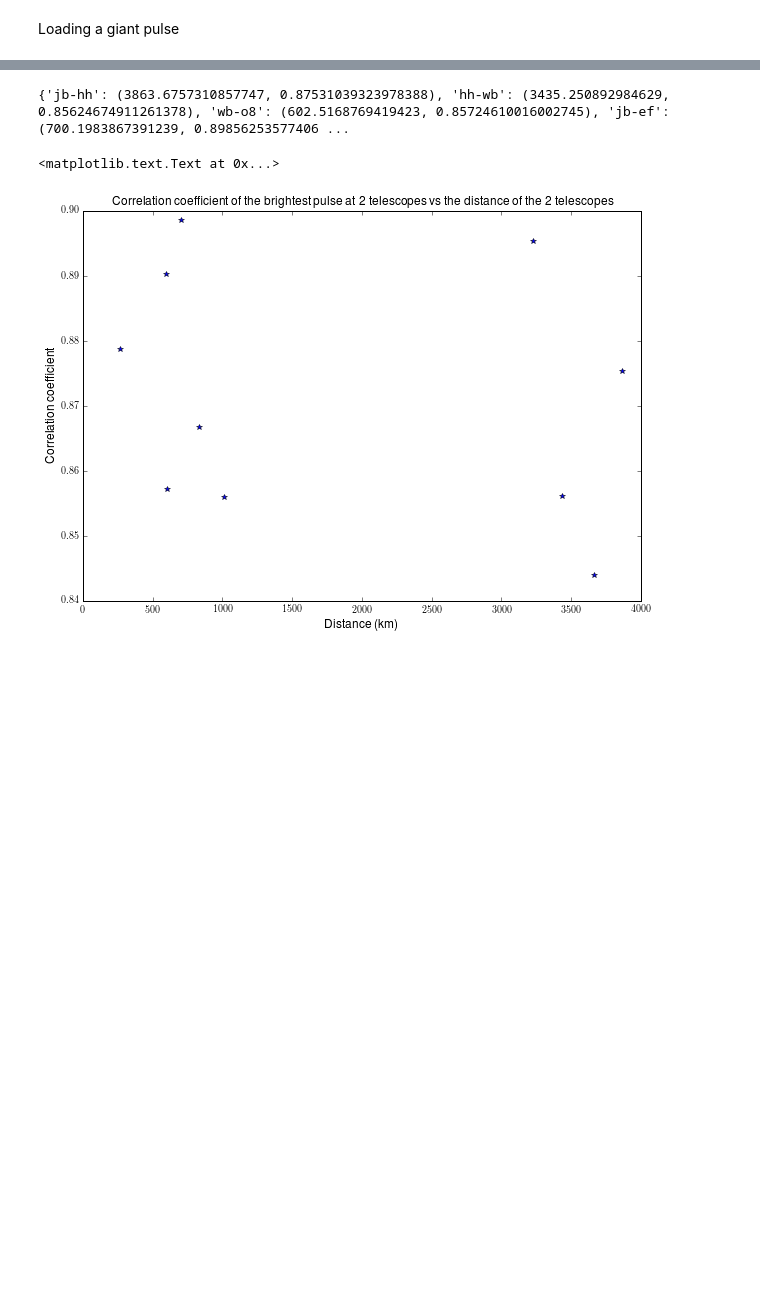
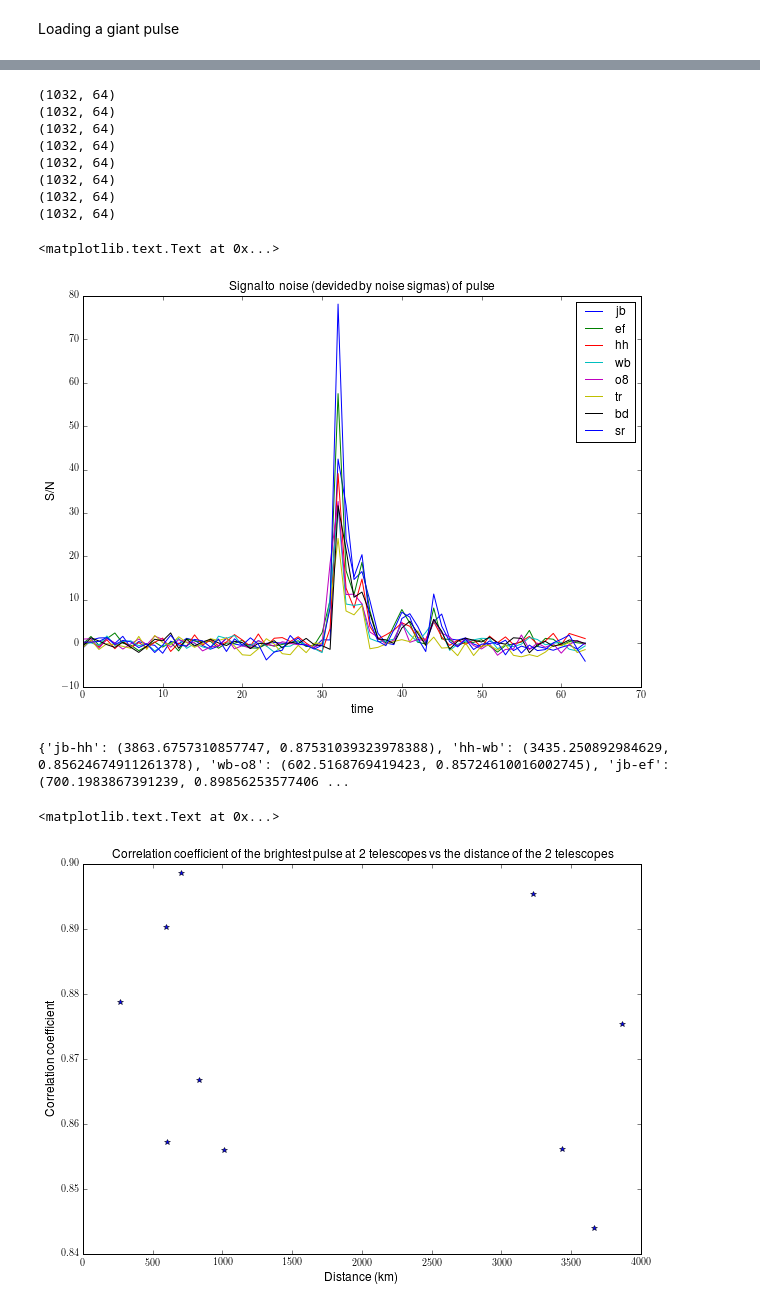
Before and after one commit to xiaozhengxu/scint_analysis, a Jupyter notebook: EVN_crab/process_frequency.ipynb, the cells around one changed output, grey strips where cells are left out. Cells and saved outputs as stored; diff of their text form; code cells hidden in the pictures; blank space fills up the shorter version.

```diff
--- a/EVN_crab/process_frequency.ipynb
+++ b/EVN_crab/process_frequency.ipynb
@@ -188,3 +186,32 @@ legend()
+# %%
+teles = ['jb','ef','hh','wb','o8','tr','bd','sr']
+
+f,axarr=plt.subplots(8,1,figsize=(10,15))
+for i in range(8):
+    fs,_,_,_ = load_gp(time_string1,teles[i],128,draw = 0)
+    axarr[i].plot(fs,label = teles[i])
+    axarr[i].legend()
+axarr[0].set_title('The telescope gain shapes of six telescopes')
+# %%
+figure(figsize = (10,7))
+for i in range(8):
+    fs,_,sn,ops = load_gp(time_string7,teles[i],128,draw = 0)
+    plot(sn,label = teles[i])
+legend()
+title('Signal to noise (devided by noise sigmas) of pulse')
+xlabel('time',fontsize = 12)
+ylabel('S/N',fontsize = 12)
+# %% [output]
+(1032, 64)
+(1032, 64)
+(1032, 64)
+(1032, 64)
+(1032, 64)
+(1032, 64)
+(1032, 64)
+(1032, 64)
+<matplotlib.text.Text at 0x...>
+[figure, added]
 # %%
 teles = ['jb','ef','hh','wb','o8']
 N = 16
```
Also changed, not shown: parts of 2 cells of this notebook, 2 other files.
